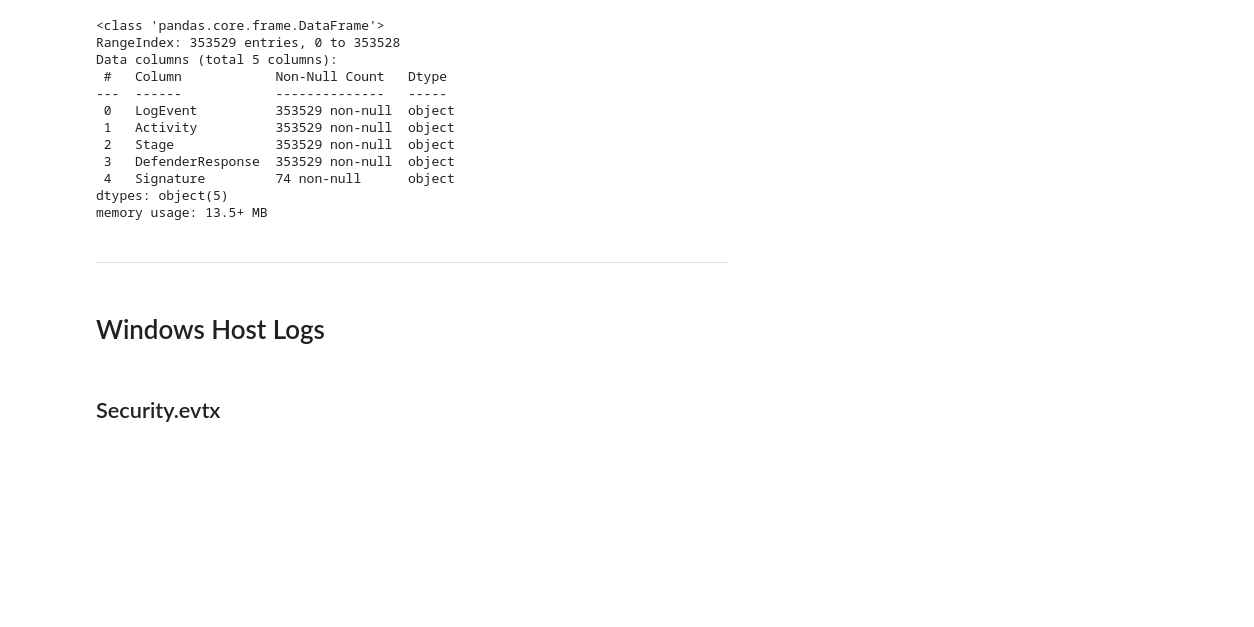
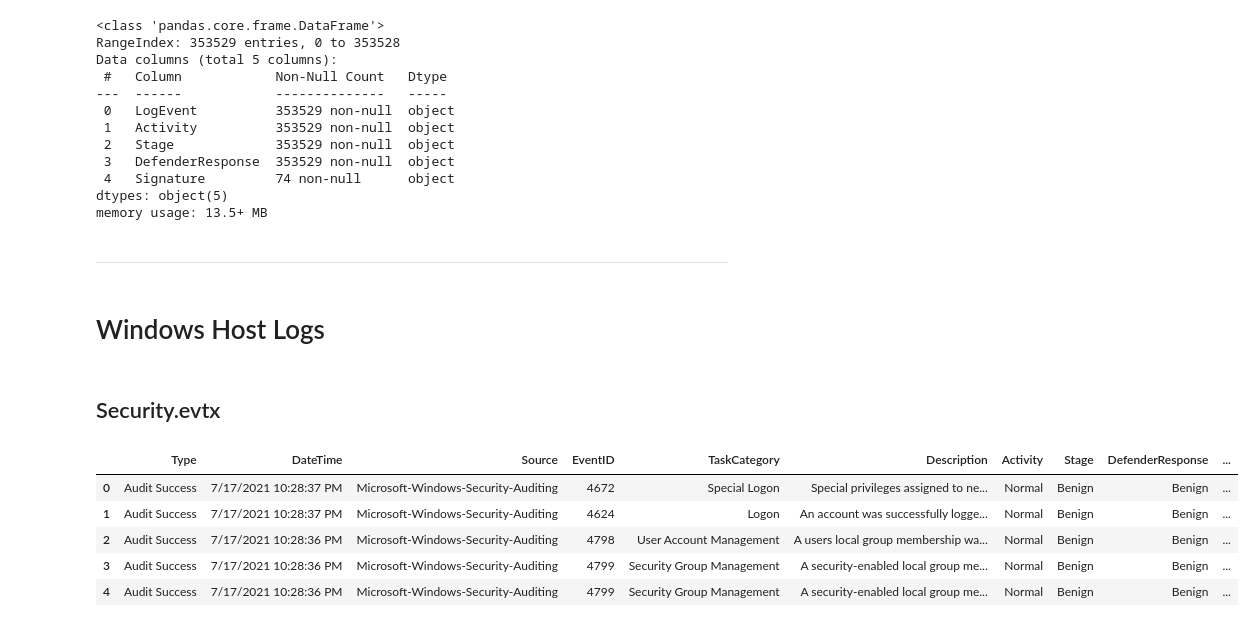
Before and after one commit to birbarino/Data-Analytics-Capstone, a Jupyter notebook: notebooks/wrangle.ipynb, the cells around one changed output. Drawn from its saved outputs; the diff is of its cells as text; code cells hidden in the pictures; blank space fills up the shorter version.

```diff
--- a/notebooks/wrangle.ipynb
+++ b/notebooks/wrangle.ipynb
@@ -52,16 +52,19 @@ def get_files_recurse(path):
 
     return result
 
-def load_all_csv(path, sep=',', recurse=False, verbose=False):
+def load_all_csv(path, sep=',', recurse=False, verbose=False, encoding='auto'):
     files = [path + x for x in os.listdir(path)] if not recurse else get_files_recurse(path)
     d = dict()
 
     # For each file, check its encoding scheme, then store as DF in dict with fullpath as key
     for f in files:
+        if not os.path.isfile(f):
+            continue
+
         if verbose:
             print(f)
 
-        enc = get_encoding(f)
+        enc = get_encoding(f) if encoding == 'auto' else encoding
         d[f] = pd.read_csv(f, delimiter=sep, encoding=enc)
 
     # Concatenate all DFs in the dictionary, ignoring the indexes so they don't collide
@@ -560,3 +563,14 @@ memory usage: 13.5+ MB
 # Windows Host Logs
 # %% [markdown]
 ## Security.evtx
+# %%
+df = load_all_csv(path='../data/unraveled-apt/host-logs/windows/', encoding='utf-8')
+# %%
+df.head()
+# %% [output]
+|  | Type | DateTime | Source | EventID | TaskCategory | Description | Activity | Stage | DefenderResponse | ... |
+| 0 | Audit Success | 7/17/2021 10:28:37 PM | Microsoft-Windows-Security-Auditing | 4672 | Special Logon | Special privileges assigned to ne... | Normal | Benign | Benign | ... |
+| 1 | Audit Success | 7/17/2021 10:28:37 PM | Microsoft-Windows-Security-Auditing | 4624 | Logon | An account was successfully logge... | Normal | Benign | Benign | ... |
+| 2 | Audit Success | 7/17/2021 10:28:36 PM | Microsoft-Windows-Security-Auditing | 4798 | User Account Management | A users local group membership wa... | Normal | Benign | Benign | ... |
+| 3 | Audit Success | 7/17/2021 10:28:36 PM | Microsoft-Windows-Security-Auditing | 4799 | Security Group Management | A security-enabled local group me... | Normal | Benign | Benign | ... |
+| 4 | Audit Success | 7/17/2021 10:28:36 PM | Microsoft-Windows-Security-Auditing | 4799 | Security Group Management | A security-enabled local group me... | Normal | Benign | Benign | ... |
```
Also changed, not shown: parts of 15 cells of this notebook.
